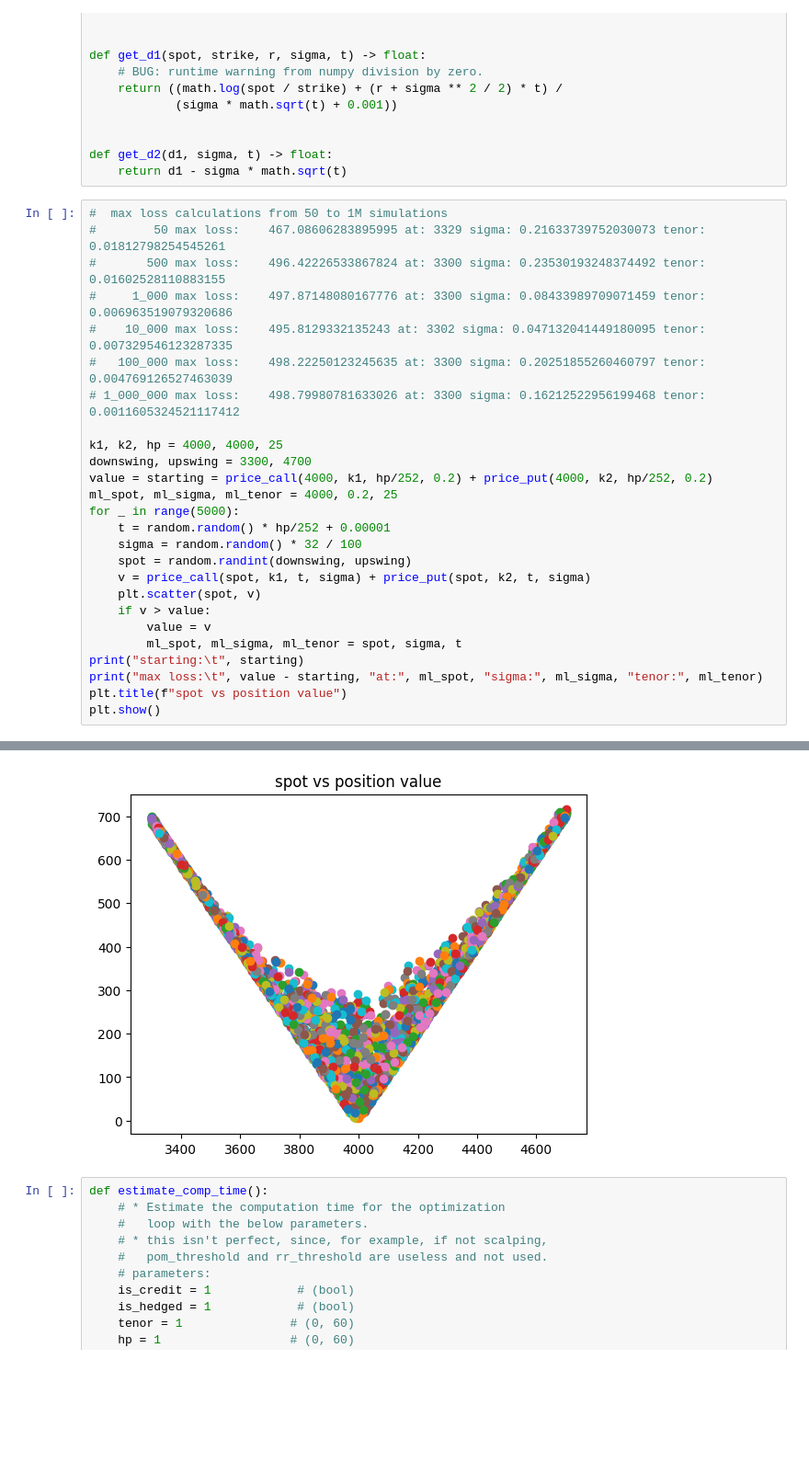
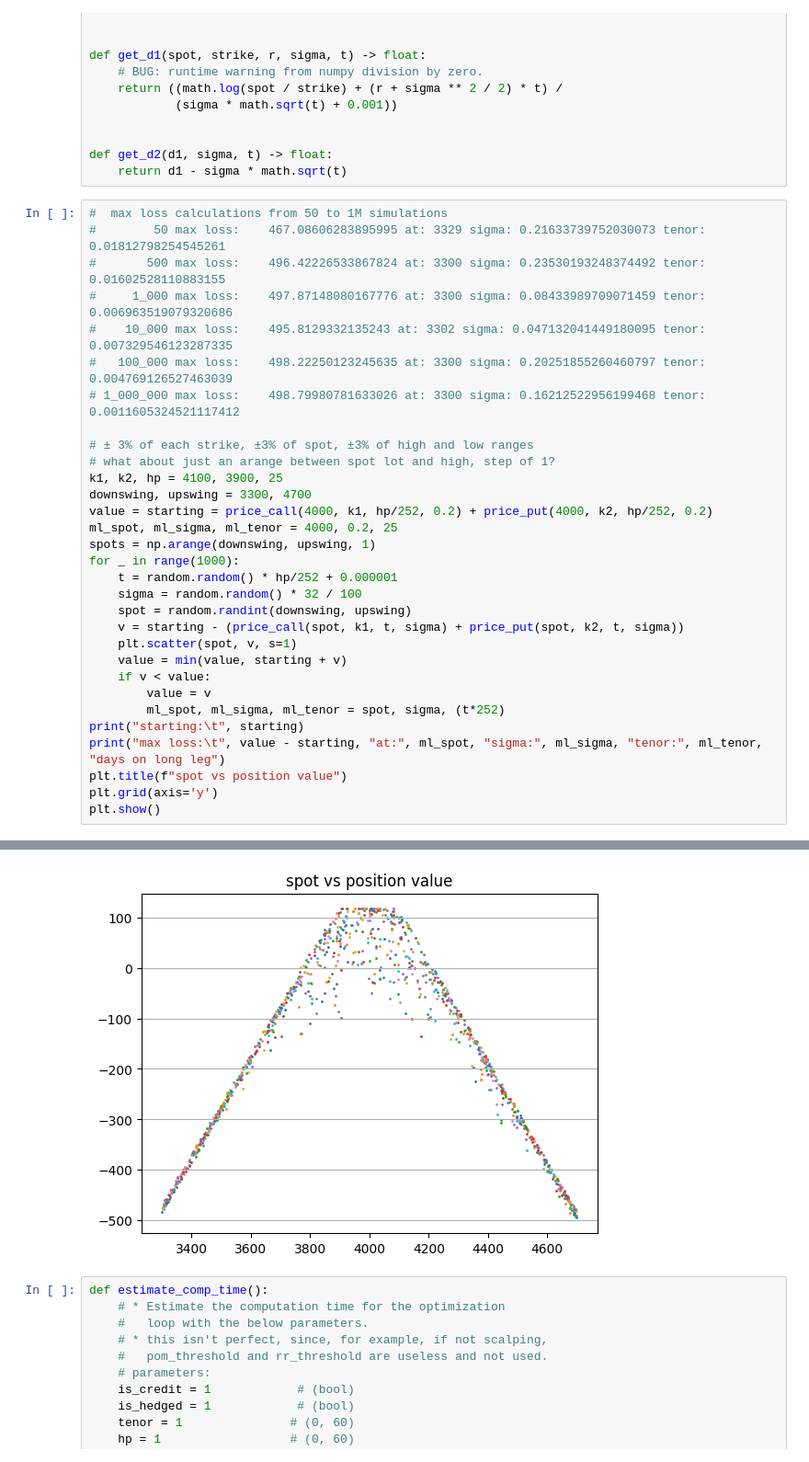
Before and after one commit to m12t/bsm-time-machine, a Jupyter notebook: main.ipynb, the cells around one changed output, grey strips where cells are left out. Shown at 92% size. Drawn from its saved outputs; the diff is of its cells as text; blank space fills up the shorter version.

```diff
--- a/main.ipynb
+++ b/main.ipynb
@@ -512,21 +496,26 @@ def get_d2(d1, sigma, t) -> float:
 #   100_000 max loss:	 498.22250123245635 at: 3300 sigma: 0.20251855260460797 tenor: 0.004769126527463039
 # 1_000_000 max loss:	 498.79980781633026 at: 3300 sigma: 0.16212522956199468 tenor: 0.0011605324521117412
 
-k1, k2, hp = 4000, 4000, 25
+# ± 3% of each strike, ±3% of spot, ±3% of high and low ranges
+# what about just an arange between spot lot and high, step of 1?
+k1, k2, hp = 4100, 3900, 25
 downswing, upswing = 3300, 4700
 value = starting = price_call(4000, k1, hp/252, 0.2) + price_put(4000, k2, hp/252, 0.2)
 ml_spot, ml_sigma, ml_tenor = 4000, 0.2, 25
-for _ in range(5000):
-    t = random.random() * hp/252 + 0.00001
+spots = np.arange(downswing, upswing, 1)
+for _ in range(1000):
+    t = random.random() * hp/252 + 0.000001
     sigma = random.random() * 32 / 100
     spot = random.randint(downswing, upswing)
-    v = price_call(spot, k1, t, sigma) + price_put(spot, k2, t, sigma)
-    plt.scatter(spot, v)
-    if v > value:
+    v = starting - (price_call(spot, k1, t, sigma) + price_put(spot, k2, t, sigma))
+    plt.scatter(spot, v, s=1)
+    value = min(value, starting + v)
+    if v < value:
         value = v
-        ml_spot, ml_sigma, ml_tenor = spot, sigma, t
+        ml_spot, ml_sigma, ml_tenor = spot, sigma, (t*252)
 print("starting:\t", starting)
-print("max loss:\t", value - starting, "at:", ml_spot, "sigma:", ml_sigma, "tenor:", ml_tenor)
+print("max loss:\t", value - starting, "at:", ml_spot, "sigma:", ml_sigma, "tenor:", ml_tenor, "days on long leg")
 plt.title(f"spot vs position value")
+plt.grid(axis='y')
 plt.show()
 # %% [output]
@@ -535,4 +524,4 @@ max loss:        514.0696798859478 at: 4700 sigma: 0.015172034242919318 tenor: 0
-[figure, old version]
+[figure, new version]
 # %%
 def estimate_comp_time():
     # * Estimate the computation time for the optimization
```
Also changed, not shown: parts of 4 cells of this notebook, 1 other file.
